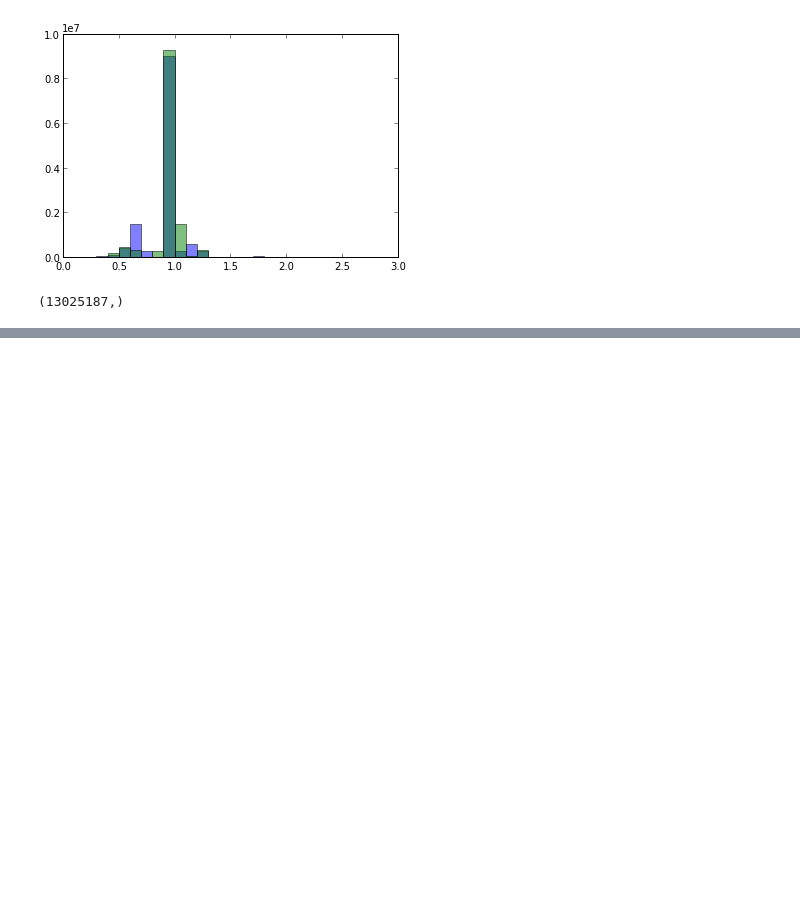
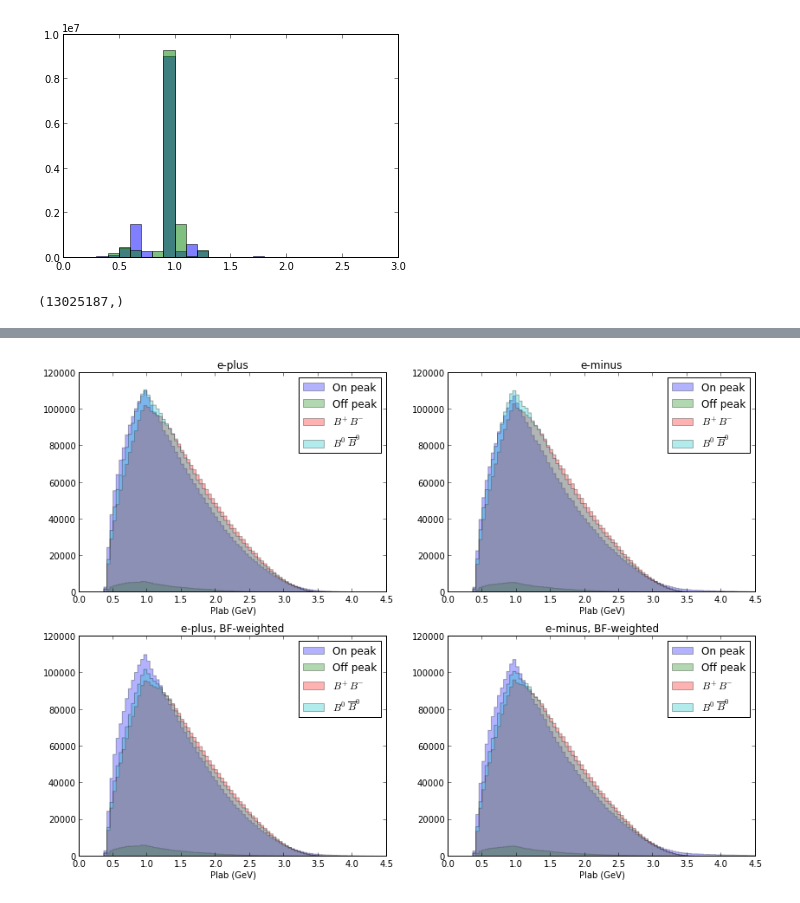
Before and after one commit to gitcheng/dilep_nb, a Jupyter notebook: singlevar_asym.ipynb, the cells around one changed output, grey strips where cells are left out. Drawn from its saved outputs; the diff is of its cells as text; code cells hidden in the pictures; blank space fills up the shorter version.

Commit message:
add plab, costhlab

```diff
--- a/singlevar_asym.ipynb
+++ b/singlevar_asym.ipynb
@@ -109,6 +123,14 @@ def plot_stack(x, ylist, widths, labels, cweights=None, dataidx=None, title=None
 dpcm_ep = [ d.pcm[s] for d,s in zip(ds,poselecs) ]
 dpcm_en = [ d.pcm[s] for d,s in zip(ds,negelecs) ]
 
+# plab
+dplab_ep = [ d.plab[s] for d,s in zip(ds,poselecs) ]
+dplab_en = [ d.plab[s] for d,s in zip(ds,negelecs) ]
+
+# costhlab
+dcosthlab_ep = [ d.costhlab[s] for d,s in zip(ds,poselecs) ]
+dcosthlab_en = [ d.costhlab[s] for d,s in zip(ds,negelecs) ]
+
 # bfweights
 allbfweights = [ np.ones(len(ds[0])), np.ones(len(ds[1])), ds[2].bfweight, ds[3].bfweight ]
 dbfw_ep = [ w[s] for w,s in zip(allbfweights,poselecs) ]
@@ -130,2 +156,19 @@ henegs_bfw, bns= rawhistos(dpcm_en, labels, warrs= dbfw_en, range=pcmrange, titl
+# %%
+# Unweighted plab
+plabrange=(0,4.5)
+fig= plt.figure(figsize=(14,10))
+ax= plt.subplot(221)
+hdicts['plab-epos-raw'], bns= rawhistos(dplab_ep, labels, range=plabrange, title= 'e-plus', xlabel='Plab (GeV)')
+ax= plt.subplot(222)
+hdicts['plab-eneg-raw'], bns= rawhistos(dplab_en, labels, range=plabrange, title= 'e-minus', xlabel='Plab (GeV)')
+# BF weighted plab
+ax= plt.subplot(223)
+hdicts['plab-epos-bfw'], bns= rawhistos(dplab_ep, labels, warrs= dbfw_ep, range=plabrange, title= 'e-plus, BF-weighted', xlabel='Plab (GeV)')
+ax= plt.subplot(224)
+hdicts['plab-eneg-bfw'], bns= rawhistos(dplab_en, labels, warrs= dbfw_en, range=plabrange, title= 'e-minus, BF-weighted', xlabel='Plab (GeV)')
+xplab= mids(bns)
+width_plab= np.diff(bns)
+# %% [output]
+[figure, added]
 # %%
 # Stack up to compare with onpeak data
```
Also changed, not shown: parts of 13 cells of this notebook.
